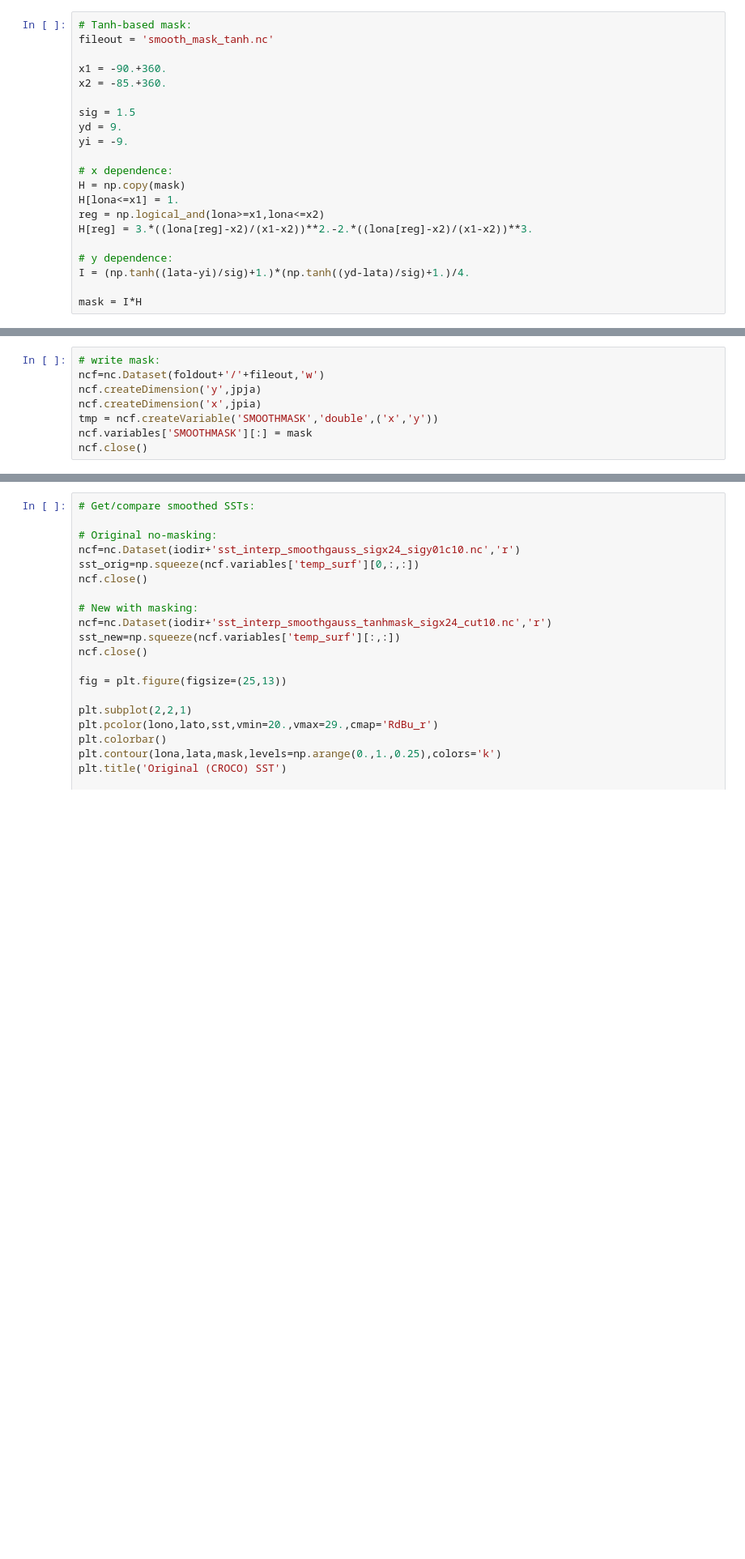
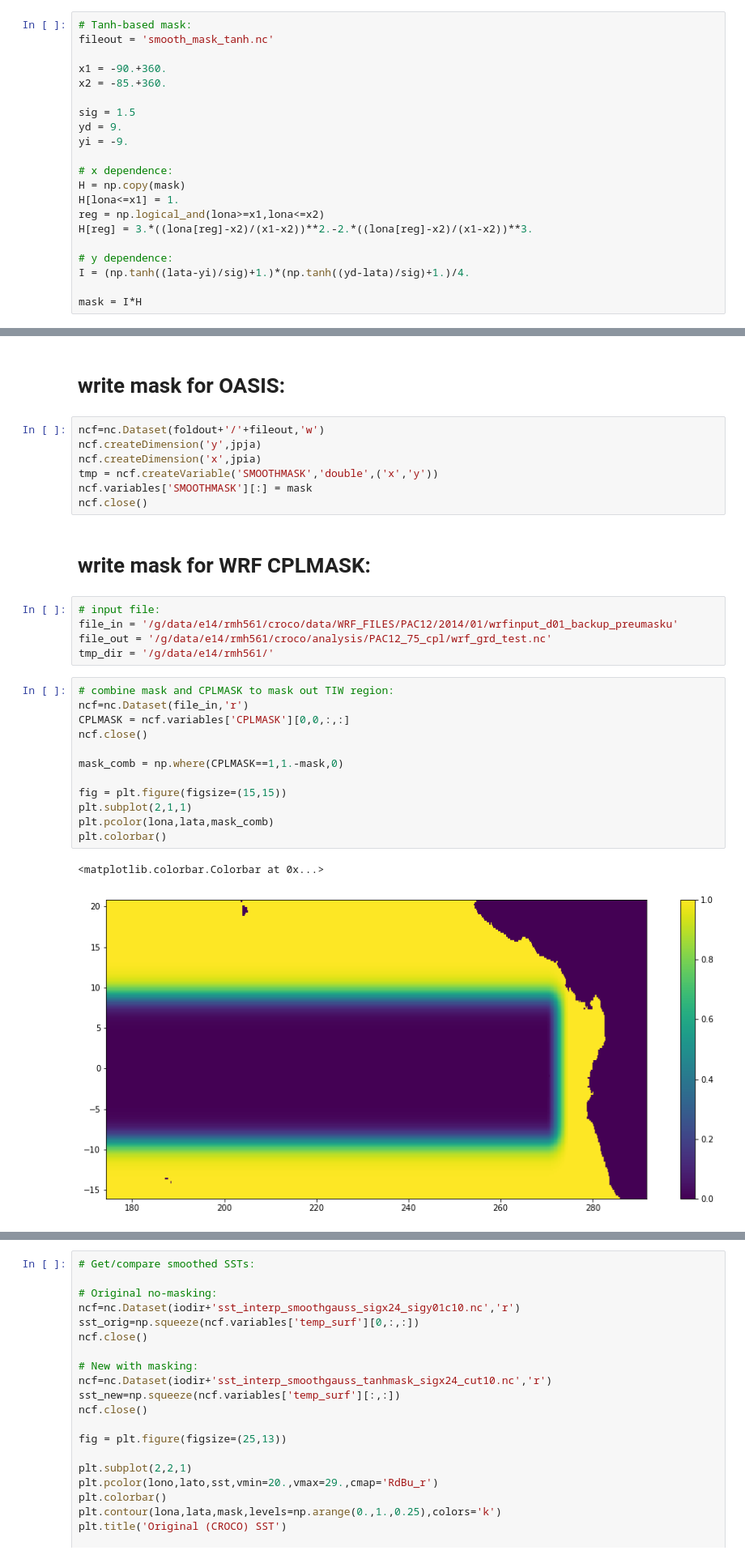
Before and after one commit to rmholmes/PAC12_75_cpl-analysis, a Jupyter notebook: OASIS_smooth_regridding/Make_Smooth_Mask.ipynb, the cells around one changed output, grey strips where cells are left out. Shown at 81% size. Drawn from its saved outputs; the diff is of its cells as text; blank space fills up the shorter version.

Commit message:
Add WRF cplmask processing for NoCFBrestricted.

```diff
--- a/OASIS_smooth_regridding/Make_Smooth_Mask.ipynb
+++ b/OASIS_smooth_regridding/Make_Smooth_Mask.ipynb
@@ -121,8 +126,31 @@ plt.contour(lona,lata,mask,levels=np.arange(0.,1.,0.1),colors='k')
+# %% [markdown]
+# write mask for OASIS:
 # %%
-# write mask:
 ncf=nc.Dataset(foldout+'/'+fileout,'w')
 ncf.createDimension('y',jpja)
 ncf.createDimension('x',jpia)
 tmp = ncf.createVariable('SMOOTHMASK','double',('x','y'))
 ncf.variables['SMOOTHMASK'][:] = mask
 ncf.close()
+# %% [markdown]
+# write mask for WRF CPLMASK:
+# %%
+# input file:
+file_in = '/g/data/e14/rmh561/croco/data/WRF_FILES/PAC12/2014/01/wrfinput_d01_backup_preumasku'
+file_out = '/g/data/e14/rmh561/croco/analysis/PAC12_75_cpl/wrf_grd_test.nc'
+tmp_dir = '/g/data/e14/rmh561/'
+# %%
+# combine mask and CPLMASK to mask out TIW region:
+ncf=nc.Dataset(file_in,'r')
+CPLMASK = ncf.variables['CPLMASK'][0,0,:,:]
+ncf.close()
+
+mask_comb = np.where(CPLMASK==1,1.-mask,0)
+
+fig = plt.figure(figsize=(15,15))
+plt.subplot(2,1,1)
+plt.pcolor(lona,lata,mask_comb)
+plt.colorbar()
+# %% [output]
+<matplotlib.colorbar.Colorbar at 0x...>
+[figure, added]
```
Also changed, not shown: parts of 4 cells of this notebook.
